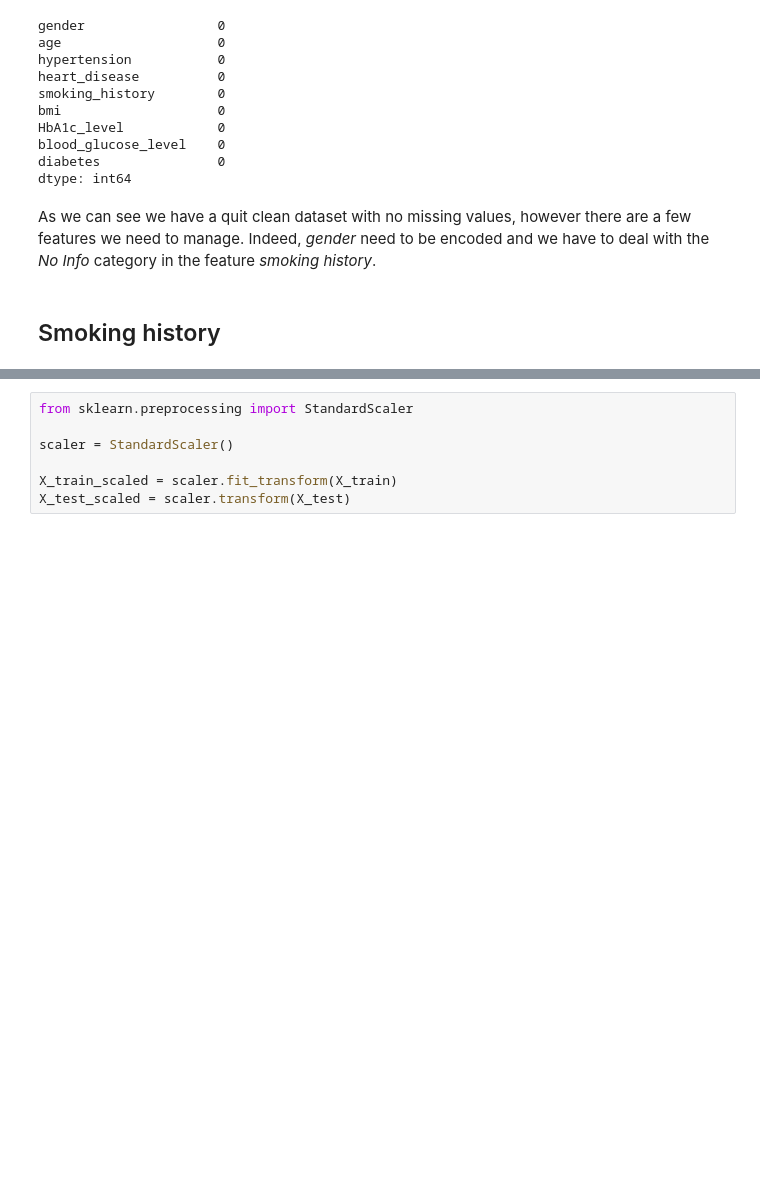
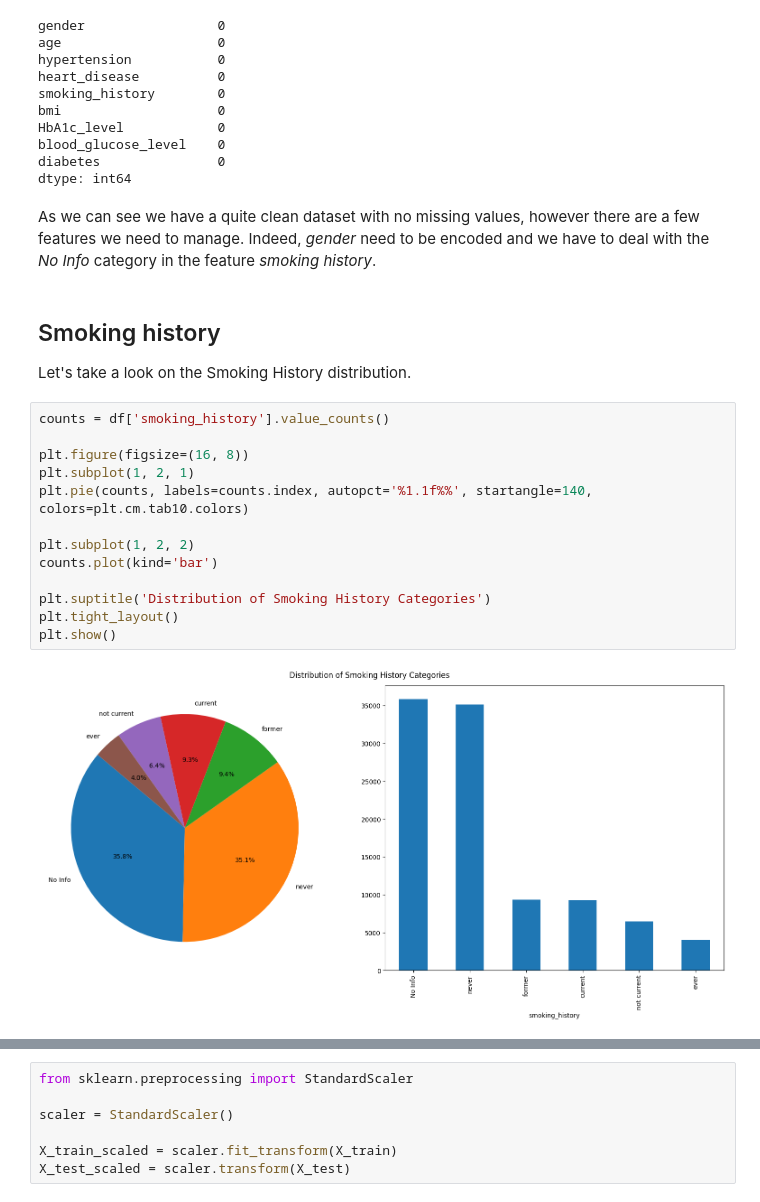
Before and after one commit to Antonin-MORENO/Diabetes-Prediction, a Jupyter notebook: report.ipynb, the cells around one changed output, grey strips where cells are left out. Saved outputs shown, nothing was run; the diff lists cells and outputs as text; blank space fills up the shorter version.

```diff
--- a/report.ipynb
+++ b/report.ipynb
@@ -62,6 +62,23 @@ blood_glucose_level    0
 diabetes               0
 dtype: int64
 # %% [markdown]
-As we can see we have a quit clean dataset with no missing values, however there are a few features we need to manage. Indeed, *gender* need to be encoded and we have to deal with the *No Info* category in the feature *smoking history*.
+As we can see we have a quite clean dataset with no missing values, however there are a few features we need to manage. Indeed, *gender* need to be encoded and we have to deal with the *No Info* category in the feature *smoking history*.
-# %% [markdown]
-## Smoking history
+# %% [markdown]
+## Smoking history
+
+Let's take a look on the Smoking History distribution.
+# %%
+counts = df['smoking_history'].value_counts()
+
+plt.figure(figsize=(16, 8))
+plt.subplot(1, 2, 1)
+plt.pie(counts, labels=counts.index, autopct='%1.1f%%', startangle=140, colors=plt.cm.tab10.colors)
+
+plt.subplot(1, 2, 2)
+counts.plot(kind='bar')
+
+plt.suptitle('Distribution of Smoking History Categories')
+plt.tight_layout()
+plt.show()
+# %% [output]
+[figure, added]
```
Also changed, not shown: parts of 32 cells of this notebook.
